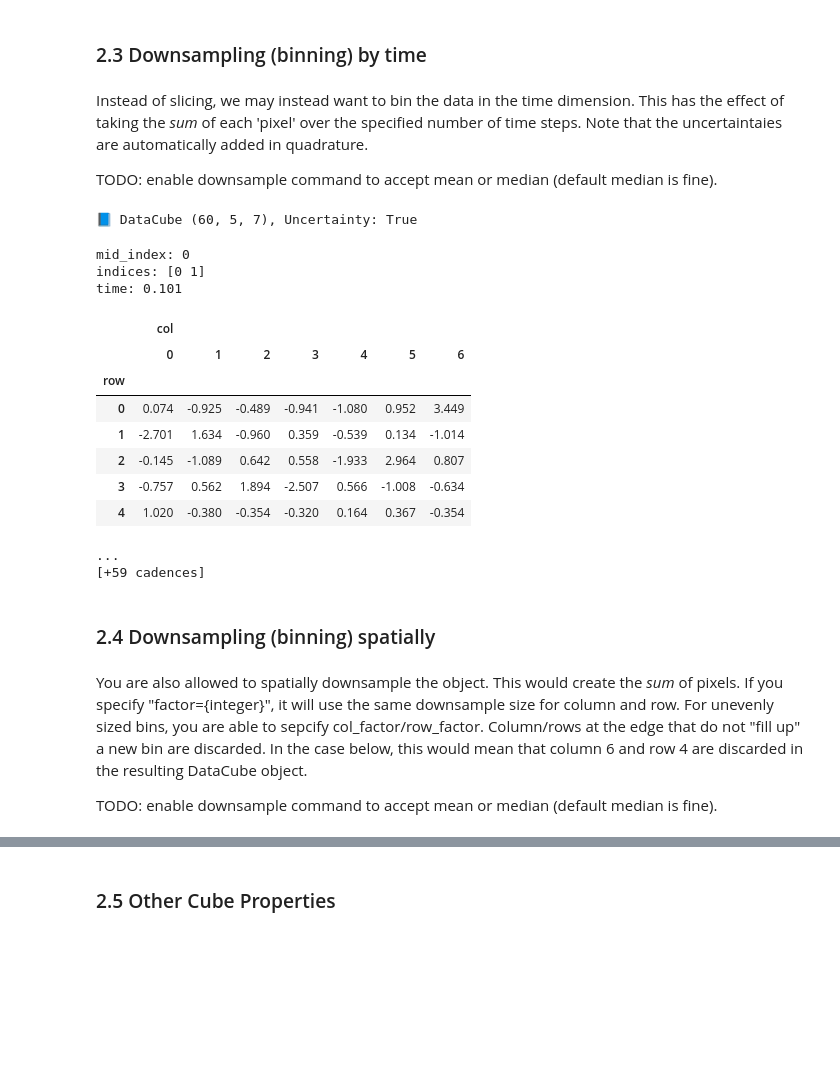
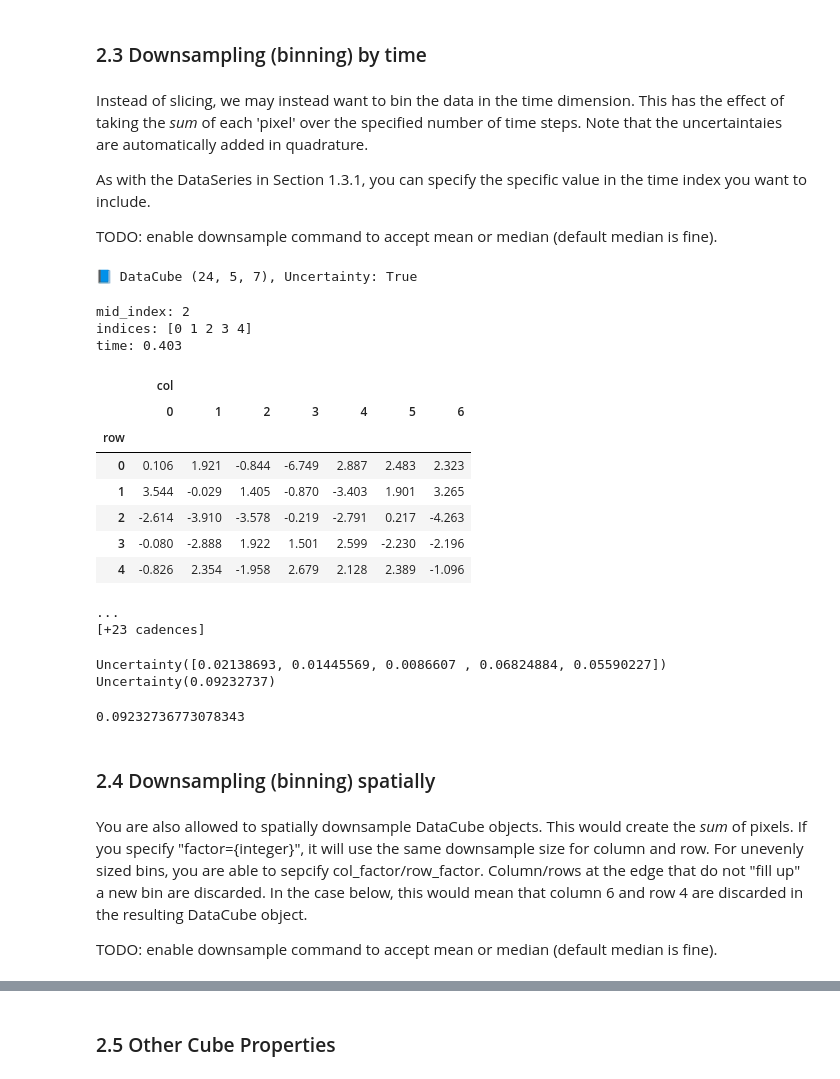
Before and after one commit to lightkurve/lkdata, a Jupyter notebook: docs/tutorials/DataCube_tutorial.ipynb, the cells around one changed output, grey strips where cells are left out. Drawn from its saved outputs; the diff is of its cells as text; code cells hidden in the pictures; blank space fills up the shorter version.

```diff
--- a/docs/tutorials/DataCube_tutorial.ipynb
+++ b/docs/tutorials/DataCube_tutorial.ipynb
@@ -362,7 +345,7 @@ We have now generated the data needed to make a DataCube. In this example, we ar
 cube = lkdata.DataCube(data=data,
                        uncertainty=data_err,
                        time_indices={'time':times},
-                       meta="mytestcube")
+                       meta="My first DataCube")
 # %%
 cube
 # %% [output]
@@ -533,29 +523,41 @@ time: 0.000
 # %% [markdown]
 Instead of slicing, we may instead want to bin the data in the time dimension. This has the effect of taking the *sum* of each 'pixel' over the specified number of time steps. Note that the uncertaintaies are automatically added in quadrature.
 
+As with the DataSeries in Section 1.3.1, you can specify the specific value in the time index you want to include.
+
 TODO: enable downsample command to accept mean or median (default median is fine).
 # %%
-timebin_cube = cube.downsample(nframes=2, level="time")
+timebin_cube = cube.downsample(nframes=5, level="time")
 timebin_cube
 # %% [output]
-📘 DataCube (60, 5, 7), Uncertainty: True
+📘 DataCube (24, 5, 7), Uncertainty: True
-mid_index: 0
-indices: [0 1]
-time: 0.101
+mid_index: 2
+indices: [0 1 2 3 4]
+time: 0.403
 |  | col |  |  |  |  |  |  |
 |  | 0 | 1 | 2 | 3 | 4 | 5 | 6 |
 | row |  |  |  |  |  |  |  |
-| 0 | 0.074 | -0.925 | -0.489 | -0.941 | -1.080 | 0.952 | 3.449 |
-| 1 | -2.701 | 1.634 | -0.960 | 0.359 | -0.539 | 0.134 | -1.014 |
-| 2 | -0.145 | -1.089 | 0.642 | 0.558 | -1.933 | 2.964 | 0.807 |
-| 3 | -0.757 | 0.562 | 1.894 | -2.507 | 0.566 | -1.008 | -0.634 |
-| 4 | 1.020 | -0.380 | -0.354 | -0.320 | 0.164 | 0.367 | -0.354 |
+| 0 | 0.106 | 1.921 | -0.844 | -6.749 | 2.887 | 2.483 | 2.323 |
+| 1 | 3.544 | -0.029 | 1.405 | -0.870 | -3.403 | 1.901 | 3.265 |
+| 2 | -2.614 | -3.910 | -3.578 | -0.219 | -2.791 | 0.217 | -4.263 |
+| 3 | -0.080 | -2.888 | 1.922 | 1.501 | 2.599 | -2.230 | -2.196 |
+| 4 | -0.826 | 2.354 | -1.958 | 2.679 | 2.128 | 2.389 | -1.096 |
 ...
-[+59 cadences]
+[+23 cadences]
+# %%
+# Verify that the uncertainties were added in quadrature
+print(cube.uncertainty[0:5,0,0]) #first 5 uncertainty values for pixel (0,0)
+print(timebin_cube.uncertainty[0,0,0]) # first binned uncertainty value for pixel (0,0)
+
+np.sqrt(np.sum(cube.uncertainty[0:5,0,0].array**2))
+# %% [output]
+Uncertainty([0.02138693, 0.01445569, 0.0086607 , 0.06824884, 0.05590227])
+Uncertainty(0.09232737)
+0.09232736773078343
 # %% [markdown]
 ### 2.4 Downsampling (binning) spatially
 # %% [markdown]
-You are also allowed to spatially downsample the object. This would create the *sum* of pixels. If you specify "factor={integer}", it will use the same downsample size for column and row. For unevenly sized bins, you are able to sepcify col_factor/row_factor. Column/rows at the edge that do not "fill up" a new bin are discarded. In the case below, this would mean that column 6 and row 4 are discarded in the resulting DataCube object.
+You are also allowed to spatially downsample DataCube objects. This would create the *sum* of pixels. If you specify "factor={integer}", it will use the same downsample size for column and row. For unevenly sized bins, you are able to sepcify col_factor/row_factor. Column/rows at the edge that do not "fill up" a new bin are discarded. In the case below, this would mean that column 6 and row 4 are discarded in the resulting DataCube object.
 
 TODO: enable downsample command to accept mean or median (default median is fine).
 # %%
```
Also changed, not shown: parts of 69 cells of this notebook.
